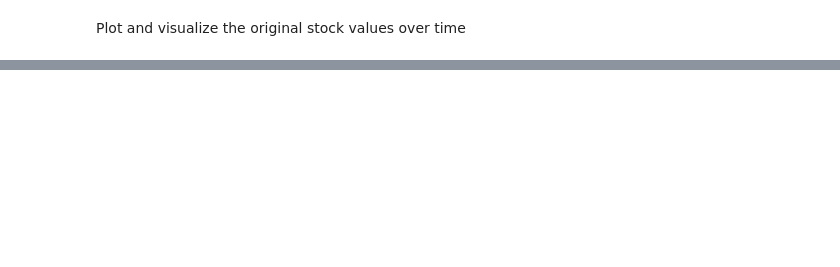
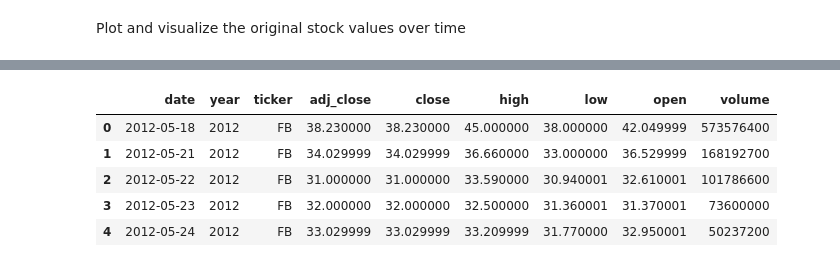
Before and after one commit to xdatanomad/perspective-demo, a Jupyter notebook: data_prep.ipynb, the cells around one changed output, grey strips where cells are left out. Cells and saved outputs as stored; diff of their text form; code cells hidden in the pictures; blank space fills up the shorter version.

Commit message:
finished data prep nb. Adding portfolio simulation

```diff
--- a/data_prep.ipynb
+++ b/data_prep.ipynb
@@ -212,0 +107,91 @@ df.to_csv('./data/social_media_stocks_plus_2012-2022.csv', index=False)
+# %%
+import pandas as pd
+import numpy as np
+import math
+from utils import generate_varying_amplitude_wave
+
+# read the cleaned up file
+clean_stock_prices_filepath = r"./data/social_media_stocks_2012-2022.clean.csv"
+df = pd.read_csv(
+    clean_stock_prices_filepath,
+    header=0,
+    parse_dates=[0],
+    date_format='%Y-%m-%d',
+    on_bad_lines='skip',
+)
+
+print(f"read source file. records: {len(df)}")
+display(df.head())
+
+# Initialize starting parameters
+start_shares = {'FB': 100, 'TWTR': 200, 'PINS': 100, 'SNAP': 150, 'ETSY': 50}
+initial_cash_reserve = 50000.00  # Starting cash reserve for the portfolio
+scale = 1.0
+
+dfs = []
+# go through each ticker and
+#   - add a sinusoidal wave for the current_shares held in the portfolio
+#   - then add daily trades based on changes in current shares
+#   - add trade_prices, daily profit, and portfolio share amount
+for ticker in df['ticker'].unique():
+    xdf = df[df['ticker'] == ticker].copy().reset_index()
+    print(f"ticker: {ticker} (len: {len(xdf)})")
+    starting_shares = start_shares[ticker]
+    # generate a sinusoidal wave with peaks between 1.5-2.0x starting shares
+    wave = generate_varying_amplitude_wave(
+        length=len(xdf),
+        max_amp=int(starting_shares * (1 + np.random.uniform(0.5, 1, size=1)[0])),
+        frequency=2,
+        periods=3,
+    )
+    # shift the wave up by number of starting shares
+
+    current_shares = pd.Series(wave + starting_shares).map(lambda x: round(x, 4)) * scale
+    xdf['current_shares'] = current_shares
+    # apply daily trades
+    xdf['daily_trades'] = current_shares.diff().fillna(0).map(lambda x: round(x, 4))
+    # pick a random tarde value
+    xdf['trade_price'] = xdf.apply(lambda r: round(np.random.uniform(low=r['low'], high=r['high'], size=1)[0], ndigits=4), axis='columns')
+    # add daily tarde value in $$$
+    xdf['trade_value'] = -1 * round(xdf['daily_trades'] * xdf['trade_price'], ndigits=4)
+    dfs.append(xdf)
+
+# concatenate tickers dataframes together and sort
+df = pd.concat(dfs, ignore_index=True)
+df = df.sort_values(by=['date', 'ticker'], ignore_index=True)
+# display(df.sample(n=200))
+
+# calculating cash reserves and portfolio value
+current_portfolio_value = 0.0
+current_cash_reserve = initial_cash_reserve
+df['cash_reserves'] = initial_cash_reserve
+df['portfolio_value'] = 0.0
+cur_row = 0
+current_progress_percentage = 0
+portfolio = {}
+print(f"Processing cash reserves & portfolio values", end='')
+for i, row in df.iterrows():
+    df.at[i, 'cash_reserves'] = current_cash_reserve + row['trade_value']
+    portfolio[row['ticker']] = round(row['current_shares'] * row['adj_close'], ndigits=4)
+    # get total portfolio value
+    df.at[i, 'portfolio_value'] = round(sum(portfolio.values()), ndigits=4)
+    # calculate percentage
+    tmp_percentage = math.floor((i + 1) / len(df) * 10)
+    if current_progress_percentage != tmp_percentage:
+        print('.', end='', flush=True)
+        current_progress_percentage = tmp_percentage
+print()
+# round up cash reserves and portfolio values
+df['cash_reserves'] = df['cash_reserves'].map(lambda x: round(x, 2))
+df['portfolio_value'] = df['portfolio_value'].map(lambda x: round(x, 2))
+# drop index column
+df = df.drop(columns=['index'], errors='ignore')
+# output to file
+output_file = r"./data/social_media_stocks_2012-2022.final.csv"
+df.to_csv(output_file, index=False)
+print(f"Generation complete: ")
+display(df.sample(n=20))
+
+# print("\nchecking null values:")
+# df.isna().sum()
+# %% [output]
@@ -212,0 +199,6 @@ df.to_csv('./data/social_media_stocks_plus_2012-2022.csv', index=False)
+|  | date | year | ticker | adj_close | close | high | low | open | volume |
+| 0 | 2012-05-18 | 2012 | FB | 38.230000 | 38.230000 | 45.000000 | 38.000000 | 42.049999 | 573576400 |
+| 1 | 2012-05-21 | 2012 | FB | 34.029999 | 34.029999 | 36.660000 | 33.000000 | 36.529999 | 168192700 |
+| 2 | 2012-05-22 | 2012 | FB | 31.000000 | 31.000000 | 33.590000 | 30.940001 | 32.610001 | 101786600 |
+| 3 | 2012-05-23 | 2012 | FB | 32.000000 | 32.000000 | 32.500000 | 31.360001 | 31.370001 | 73600000 |
+| 4 | 2012-05-24 | 2012 | FB | 33.029999 | 33.029999 | 33.209999 | 31.770000 | 32.950001 | 50237200 |
```
Also changed, not shown: parts of 13 cells of this notebook, 1 other file.
